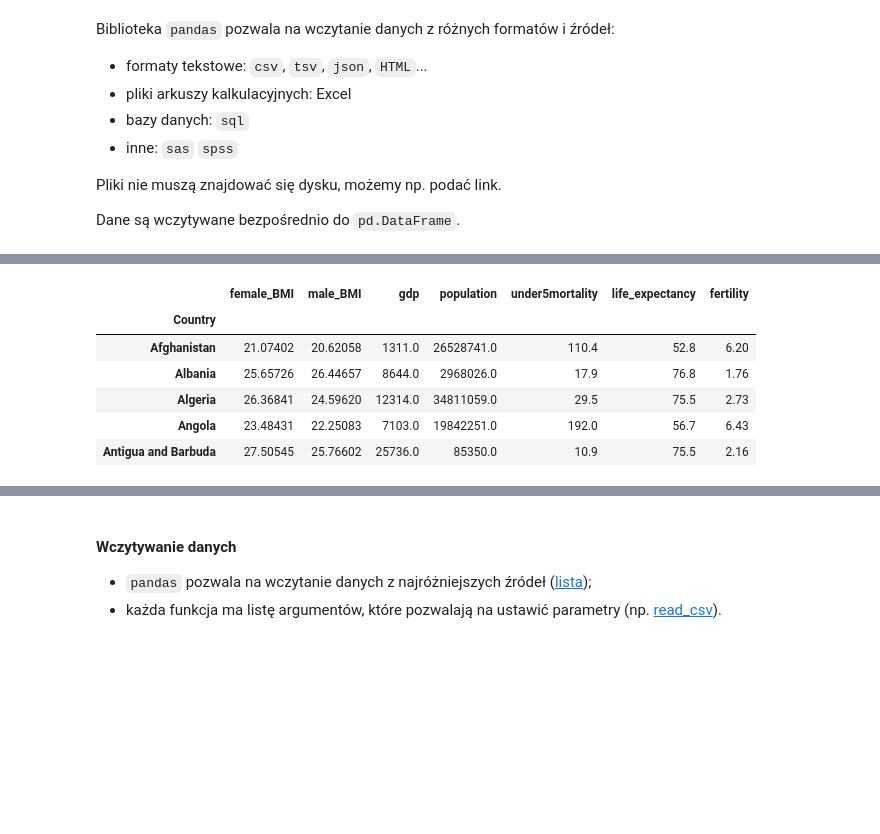
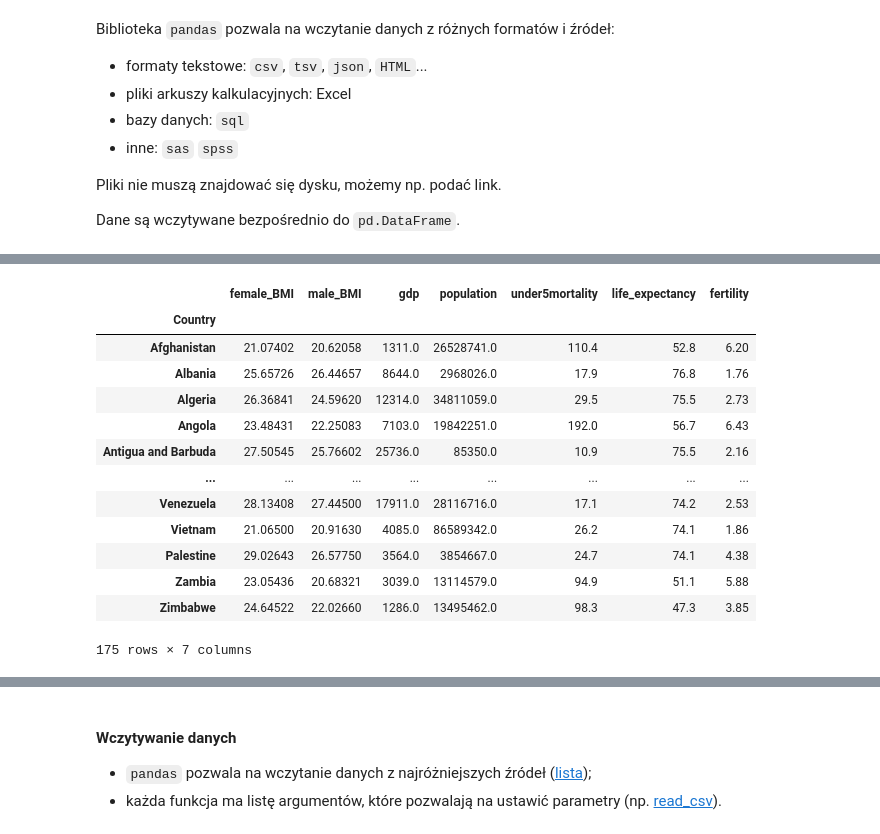
Before and after one commit to Cloudy17g35/python-2021-2022, a Jupyter notebook: pandas/data_analysis.ipynb, the cells around one changed output, grey strips where cells are left out. Drawn from its saved outputs; the diff is of its cells as text; code cells hidden in the pictures; blank space fills up the shorter version.

```diff
--- a/pandas/data_analysis.ipynb
+++ b/pandas/data_analysis.ipynb
@@ -257,14 +326,21 @@ df = pd.read_csv('./titanic_train.tsv', sep='\t')
 # %%
 df = pd.read_csv('gapminder.csv', index_col='Country')
-df.head()
+df
 # %% [output]
 |  | female_BMI | male_BMI | gdp | population | under5mortality | life_expectancy | fertility |
 | Country |  |  |  |  |  |  |  |
 | Afghanistan | 21.07402 | 20.62058 | 1311.0 | 26528741.0 | 110.4 | 52.8 | 6.20 |
 | Albania | 25.65726 | 26.44657 | 8644.0 | 2968026.0 | 17.9 | 76.8 | 1.76 |
 | Algeria | 26.36841 | 24.59620 | 12314.0 | 34811059.0 | 29.5 | 75.5 | 2.73 |
 | Angola | 23.48431 | 22.25083 | 7103.0 | 19842251.0 | 192.0 | 56.7 | 6.43 |
 | Antigua and Barbuda | 27.50545 | 25.76602 | 25736.0 | 85350.0 | 10.9 | 75.5 | 2.16 |
+| ... | ... | ... | ... | ... | ... | ... | ... |
+| Venezuela | 28.13408 | 27.44500 | 17911.0 | 28116716.0 | 17.1 | 74.2 | 2.53 |
+| Vietnam | 21.06500 | 20.91630 | 4085.0 | 86589342.0 | 26.2 | 74.1 | 1.86 |
+| Palestine | 29.02643 | 26.57750 | 3564.0 | 3854667.0 | 24.7 | 74.1 | 4.38 |
+| Zambia | 23.05436 | 20.68321 | 3039.0 | 13114579.0 | 94.9 | 51.1 | 5.88 |
+| Zimbabwe | 24.64522 | 22.02660 | 1286.0 | 13495462.0 | 98.3 | 47.3 | 3.85 |
+175 rows × 7 columns
 # %%
 df = pd.read_csv(
     'gapminder.csv',
```
Also changed, not shown: parts of 42 cells of this notebook, 1 other file.
